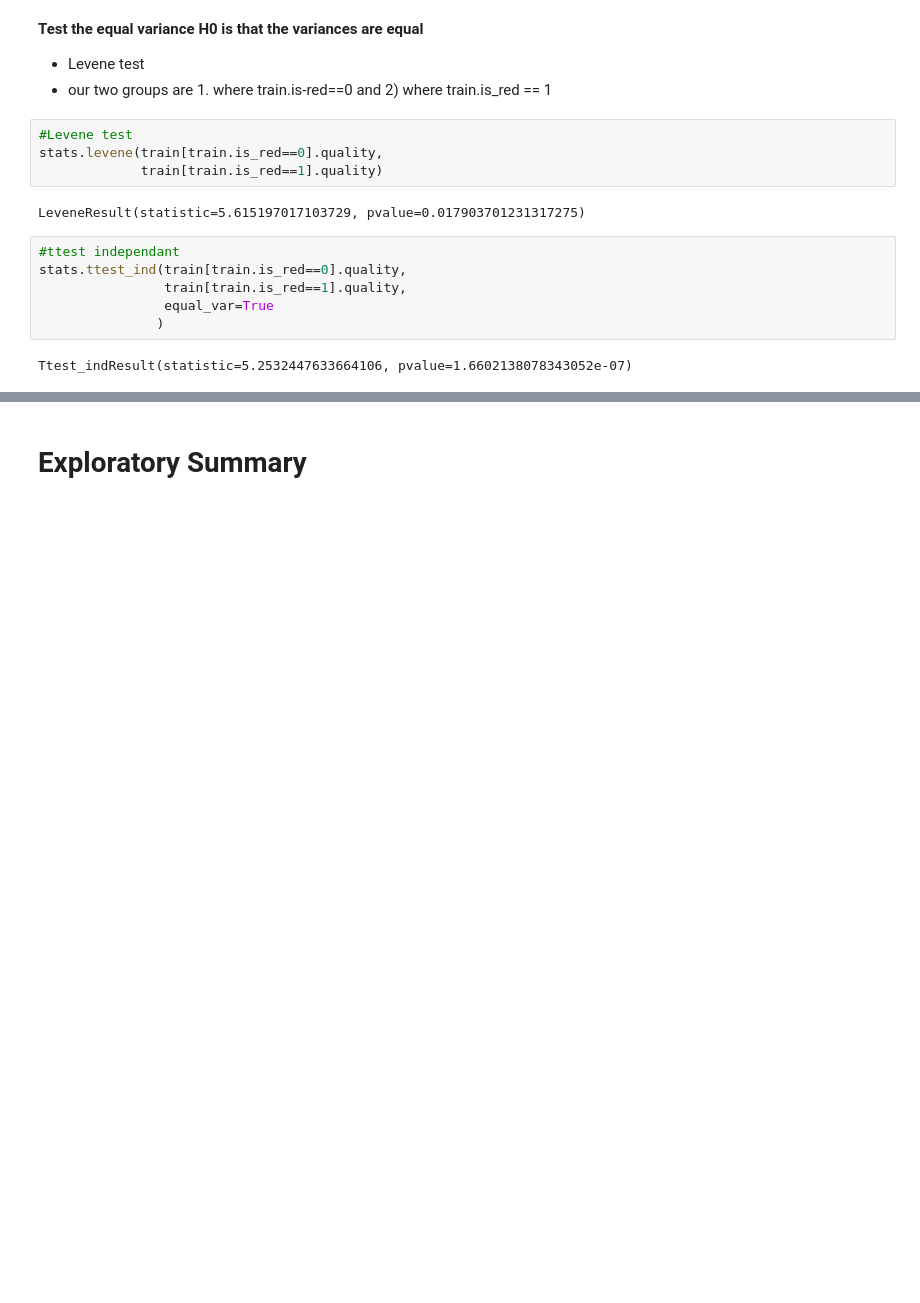
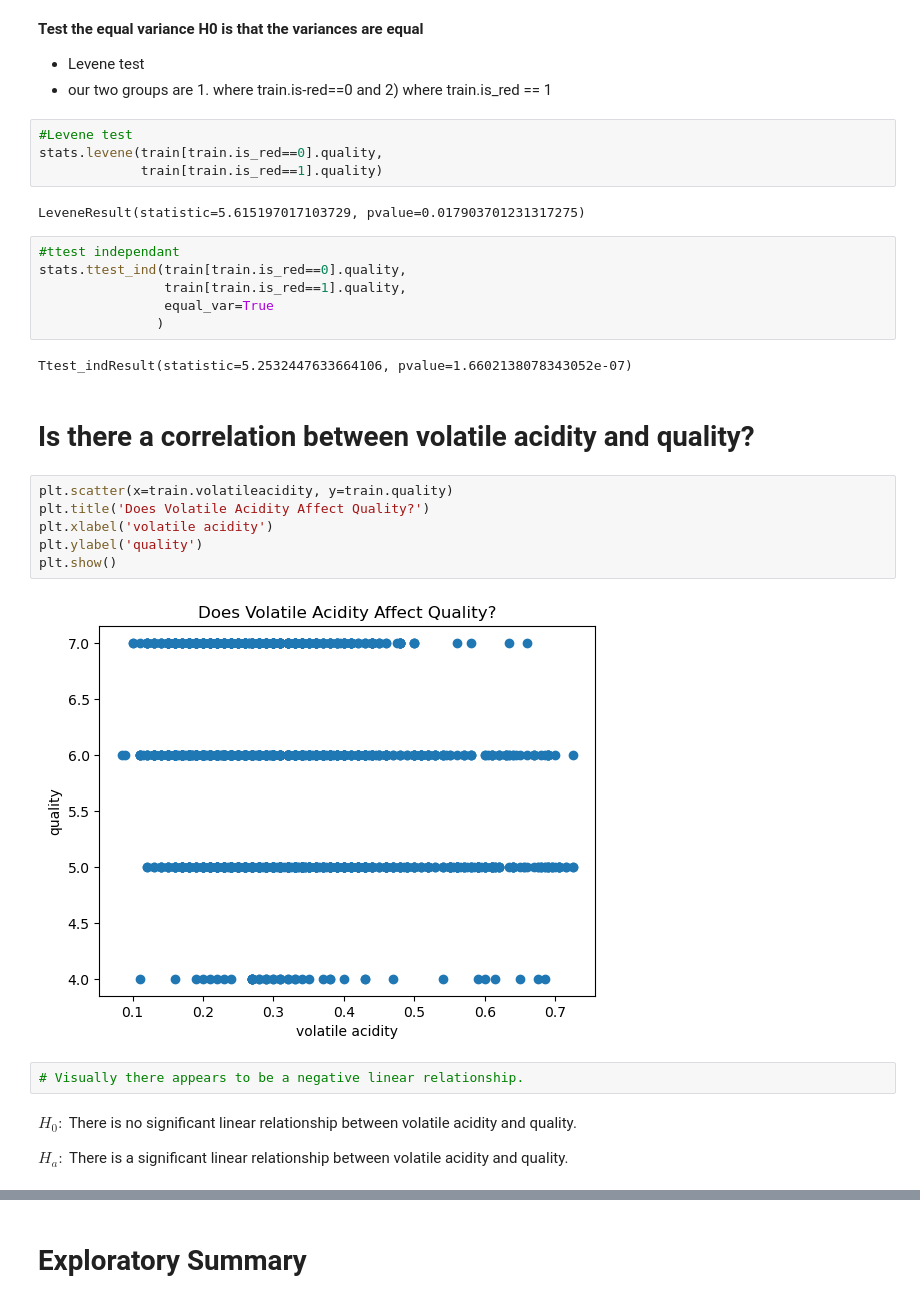
Before and after one commit to DCWineCO/clustering_wine, a Jupyter notebook: cluster_final_report.ipynb, the cells around one changed output, grey strips where cells are left out. Drawn from its saved outputs; the diff is of its cells as text; blank space fills up the shorter version.

```diff
--- a/cluster_final_report.ipynb
+++ b/cluster_final_report.ipynb
@@ -234,3 +235,19 @@ stats.ttest_ind(train[train.is_red==0].quality,
                )
 # %% [output]
 Ttest_indResult(statistic=5.2532447633664106, pvalue=1.6602138078343052e-07)
+# %% [markdown]
+# Is there a correlation between volatile acidity and quality?
+# %%
+plt.scatter(x=train.volatileacidity, y=train.quality)
+plt.title('Does Volatile Acidity Affect Quality?')
+plt.xlabel('volatile acidity')
+plt.ylabel('quality')
+plt.show()
+# %% [output]
+[figure, added]
+# %%
+# Visually there appears to be a negative linear relationship.
+# %% [markdown]
+$H_0:$ There is no significant linear relationship between volatile acidity and quality.
+
+$H_a:$ There is a significant linear relationship between volatile acidity and quality.
```
Also changed, not shown: parts of 14 cells of this notebook.
